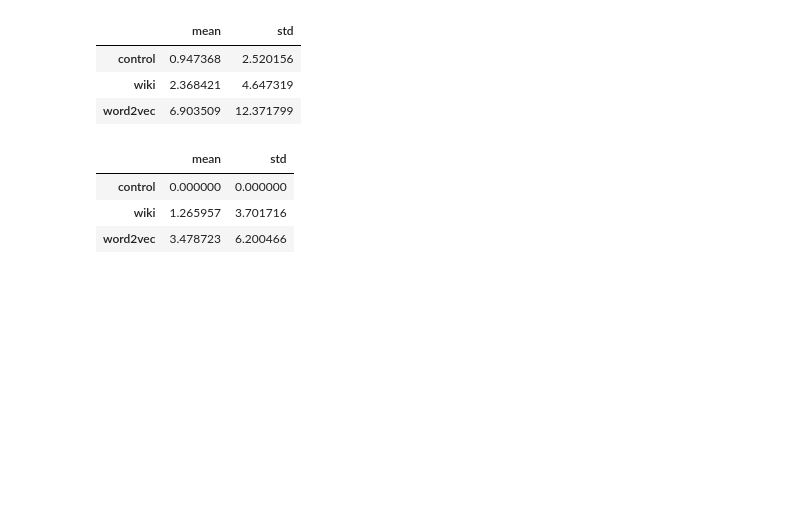
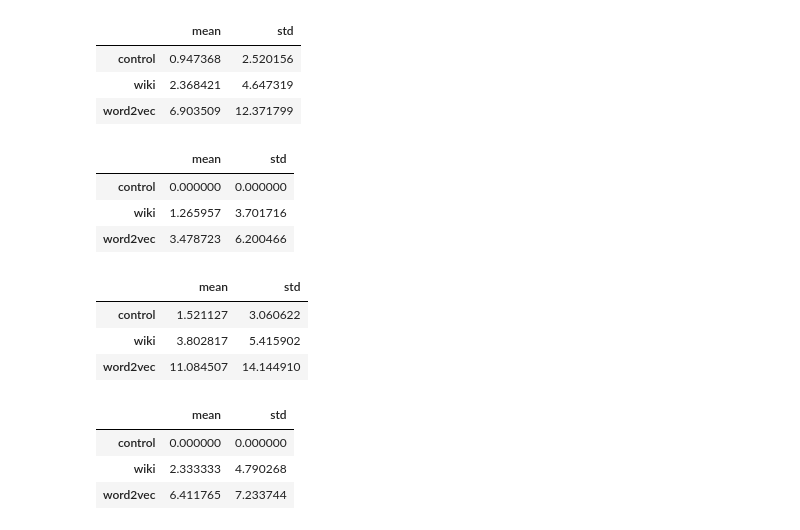
Before and after one commit to hathix/searchbetter, a Jupyter notebook: notebooks/data-analysis.ipynb, the cells around one changed output. Saved outputs shown, nothing was run; the diff lists cells and outputs as text; code cells hidden in the pictures; blank space fills up the shorter version.

```diff
--- a/notebooks/data-analysis.ipynb
+++ b/notebooks/data-analysis.ipynb
@@ -315,3 +315,12 @@ summary_of_frame(misses_df)
 | control | 0.000000 | 0.000000 |
 | wiki | 1.265957 | 3.701716 |
 | word2vec | 3.478723 | 6.200466 |
+# %%
+non_failures = df[(df['control'] > 0) | (df['wiki'] > 0) | (df['word2vec'] > 0)]
+# %%
+summary_of_frame(non_failures)
+# %% [output]
+|  | mean | std |
+| control | 1.521127 | 3.060622 |
+| wiki | 3.802817 | 5.415902 |
+| word2vec | 11.084507 | 14.144910 |
@@ -317,0 +329,7 @@ summary_of_frame(misses_df)
+# %%
+summary_of_frame(non_failures_zero)
+# %% [output]
+|  | mean | std |
+| control | 0.000000 | 0.000000 |
+| wiki | 2.333333 | 4.790268 |
+| word2vec | 6.411765 | 7.233744 |
```
Also changed, not shown: parts of 1 cell of this notebook.
